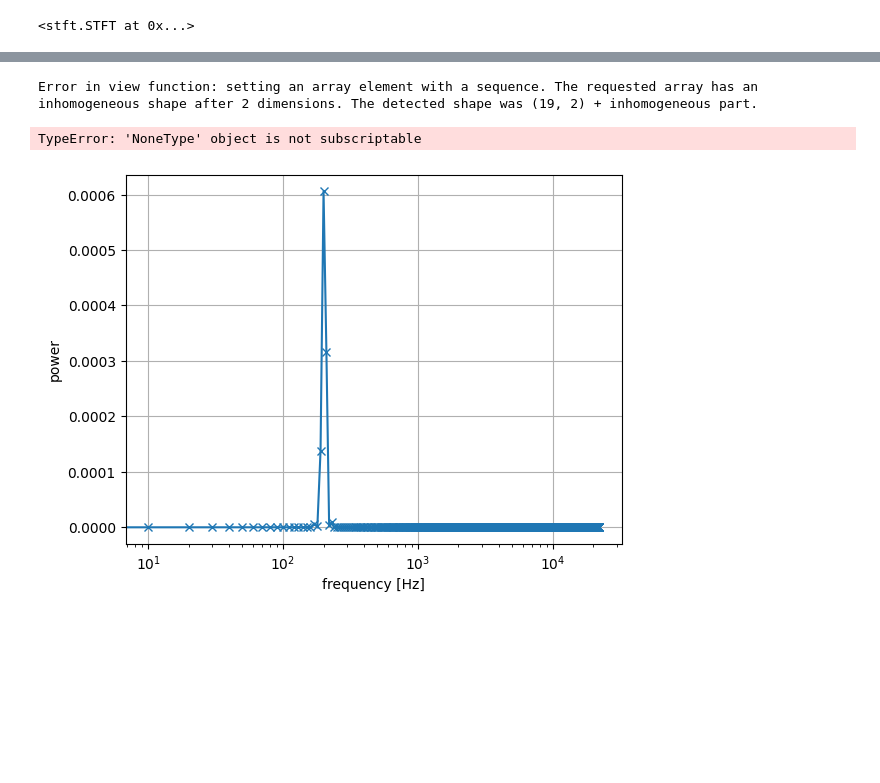
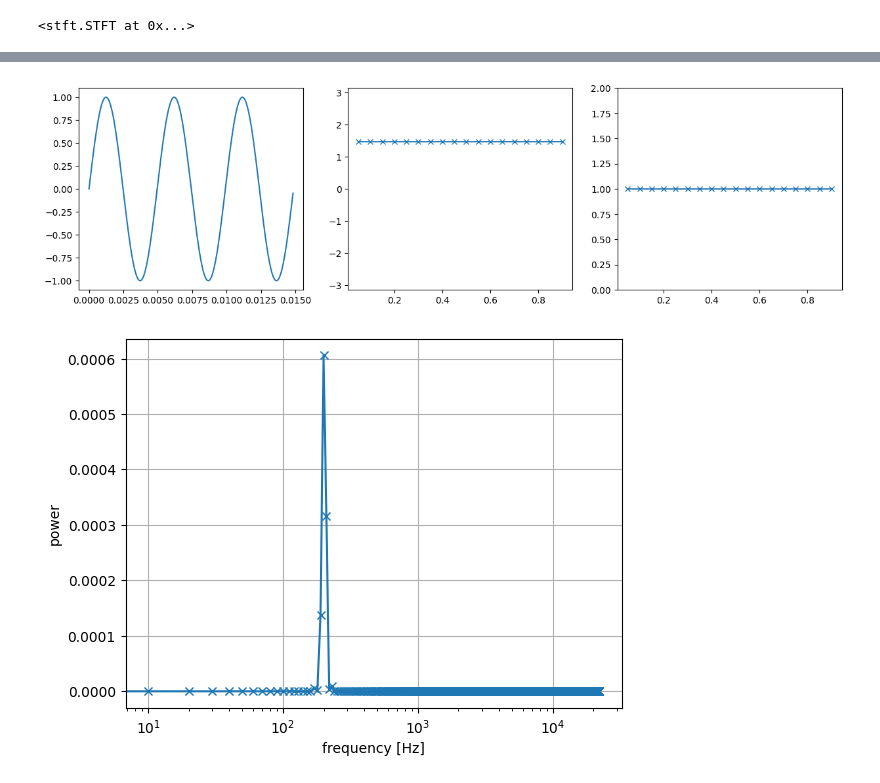
Before and after one commit to ajakovac/Voice-recognition, a Jupyter notebook: stft transformation.ipynb, the cells around one changed output, grey strips where cells are left out. Saved outputs shown, nothing was run; the diff lists cells and outputs as text; code cells hidden in the pictures; blank space fills up the shorter version.

```diff
--- a/stft transformation.ipynb
+++ b/stft transformation.ipynb
@@ -43,19 +54,18 @@ sound.play()
 # %%
-index = find_maxima(data_view(sft.data[0],'power'), interpolate=False)[0][0]
-P = (data_view(sft.data,'phases')[:,index]-2*np.pi*nu*sft.times)%np.pi-0.1
-Q = data_view(sft.data,'power')[:,index]
+index = stft.find_maxima(stft.data_view(sft.fourier_data[0],'power'), interpolate=False)[0][0]
+P = (stft.data_view(sft.fourier_data,'phases')[:,index]-2*np.pi*nu*sft.window_times)%np.pi-0.1
+Q = stft.data_view(sft.fourier_data,'power')[:,index]
 Q/=Q[0]
 fig,ax=plt.subplots(ncols=3, figsize=(15,4))
 Nmax = int(3/(nu*sft.dt))
 ax[0].plot(trange[:Nmax], data[:Nmax])
-ax[1].plot(sft.times, P,'x-')
+ax[1].plot(sft.window_times, P,'x-')
 ax[1].set_ylim(-np.pi,np.pi)
-ax[2].plot(sft.times, Q,'x-')
+ax[2].plot(sft.window_times, Q,'x-')
 ax[2].set_ylim(0,2)
 plt.show()
 # %% [output]
-Error in view function: setting an array element with a sequence. The requested array has an inhomogeneous shape after 2 dimensions. The detected shape was (19, 2) + inhomogeneous part.
-TypeError: 'NoneType' object is not subscriptable
+[figure, added]
 # %%
 fig, ax = sft.plot_spectrum(0.5, 'x-', view='power')
 ax.set_xlabel('frequency [Hz]')
```
Also changed, not shown: parts of 14 cells of this notebook, 9 other files.
